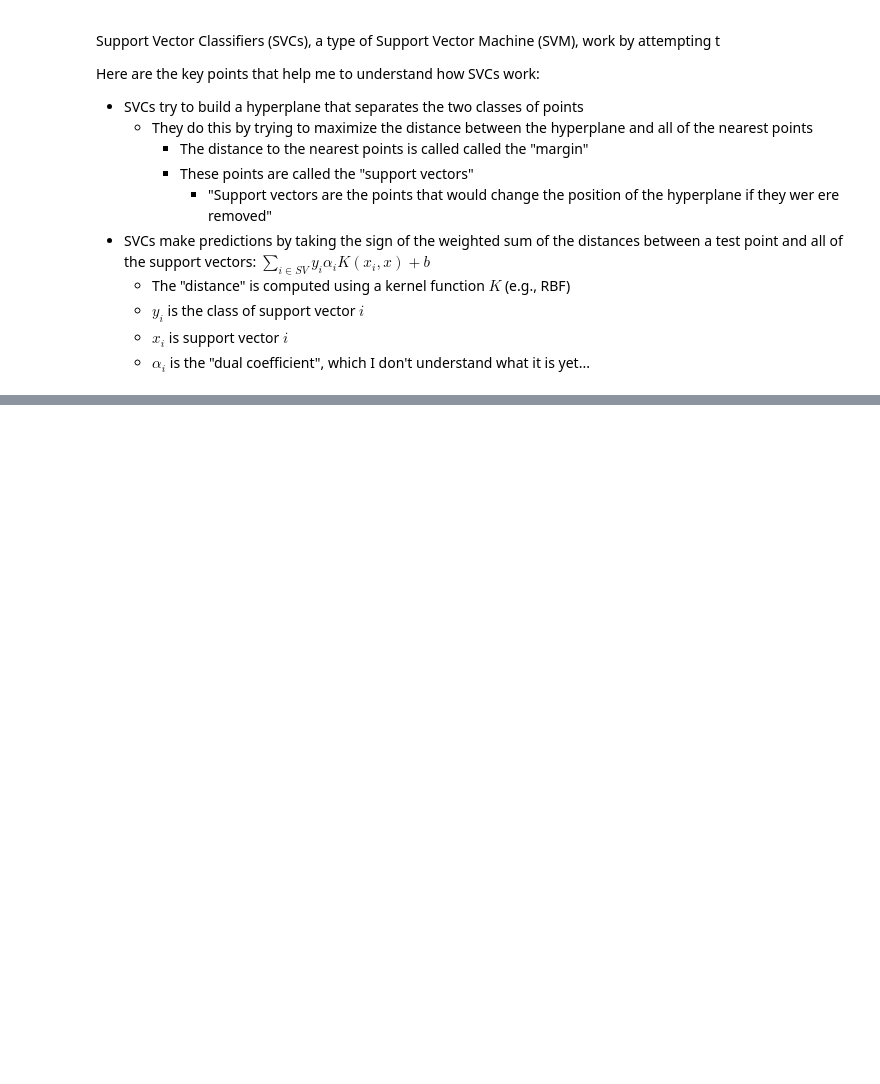
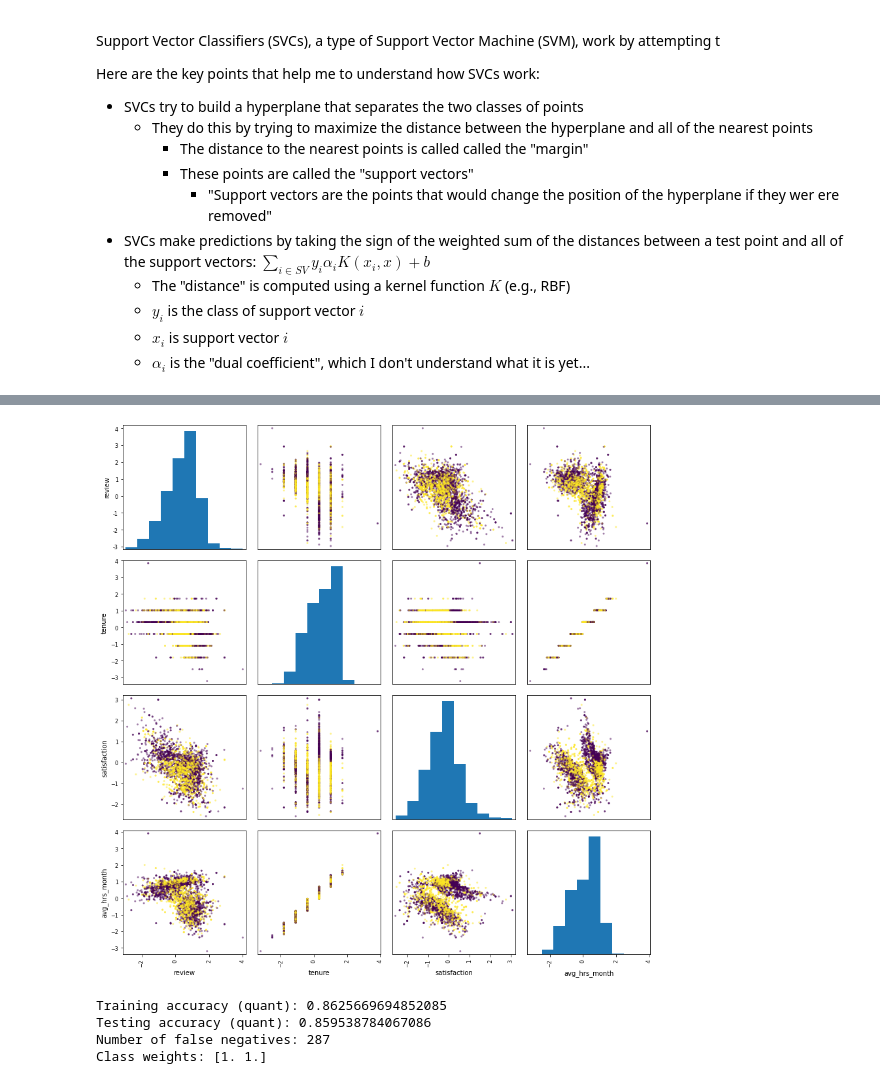
Before and after one commit to sushantmahat/employee-turnover, a Jupyter notebook: josh/model_comparison.ipynb, the cells around one changed output, grey strips where cells are left out. Drawn from its saved outputs; the diff is of its cells as text; code cells hidden in the pictures; blank space fills up the shorter version.

```diff
--- a/josh/model_comparison.ipynb
+++ b/josh/model_comparison.ipynb
@@ -410,0 +420,3 @@ train.shape
+# %%
+incorrect = support_vectors.copy()
+incorrect.left = np.array(incorrect.left) - np.array(train.iloc[model.support_].left)
@@ -410,0 +427,38 @@ train.shape
+# %%
+ax = pd.plotting.scatter_matrix(incorrect.drop(columns=['left']), figsize=(12, 12), c=incorrect.left)
+
+plt.tight_layout()
+# %% [output]
+[figure, added]
+# %%
+train = quant_ndf_train
+test  = quant_ndf_test
+
+X = train.drop(columns='left')
+y = train['left']
+
+model = svm.SVC(kernel='rbf', class_weight=None)
+model.fit(X, y)
+
+svm_predictions_train = model.predict(X)
+
+incorrect = np.sum(np.abs(svm_predictions_train - train['left']))
+percent_incorrect = incorrect / len(train)
+print(f"Training accuracy (quant):", 1-percent_incorrect)
+
+svm_predictions_test = model.predict(test.drop(columns='left'))
+
+incorrect = np.sum(np.abs(svm_predictions_test - test['left']))
+percent_incorrect = incorrect / len(test)
+print(f"Testing accuracy (quant):", 1-percent_incorrect)
+
+incorrect_df = train.copy()
+incorrect_df.left = np.array(svm_predictions_train) - train.left
+
+print(f"Number of false negatives: {incorrect_df[incorrect_df.left == 1].shape[0]}")
+print(f"Class weights: {model.class_weight_}")
+# %% [output]
+Training accuracy (quant): 0.8625669694852085
+Testing accuracy (quant): 0.859538784067086
+Number of false negatives: 287
+Class weights: [1. 1.]
```
Also changed, not shown: parts of 20 cells of this notebook.
